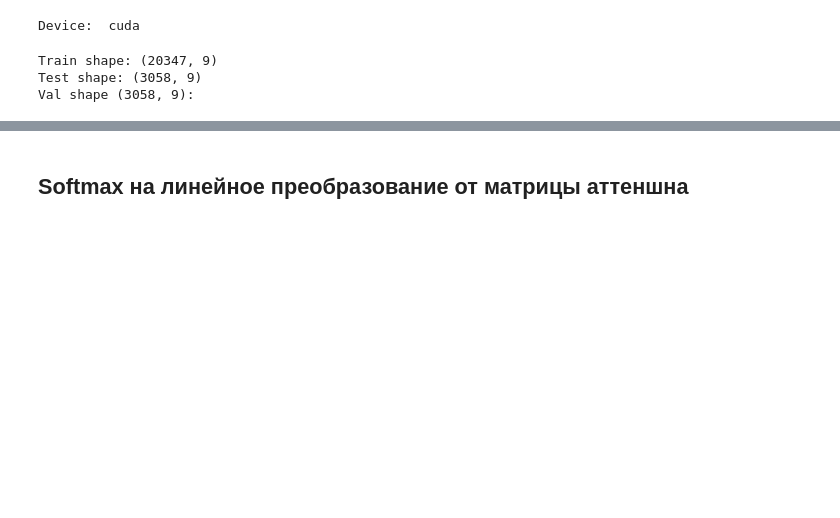
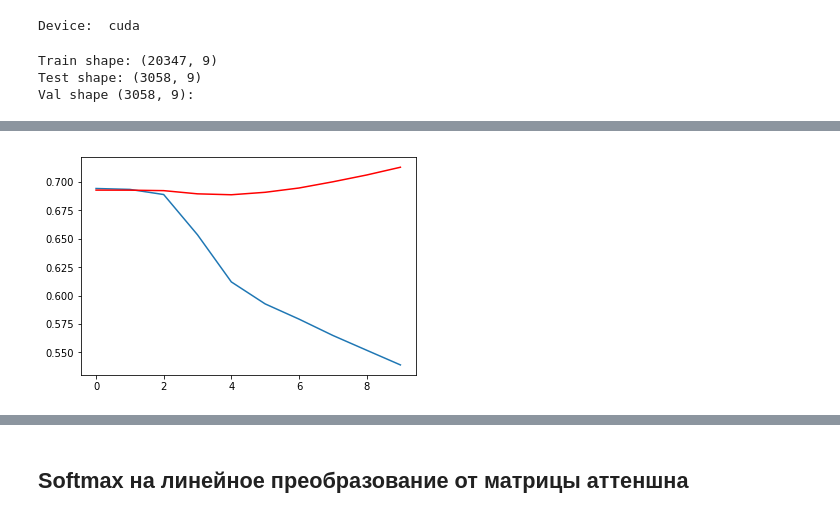
Before and after one commit to ivanpastukhov/nn4nqa, a Jupyter notebook: Untitled1.ipynb, the cells around one changed output, grey strips where cells are left out. Saved outputs shown, nothing was run; the diff lists cells and outputs as text; code cells hidden in the pictures; blank space fills up the shorter version.

Commit message:
compare simple and attended

```diff
--- a/Untitled1.ipynb
+++ b/Untitled1.ipynb
@@ -4,7 +4,9 @@ import torch
 import numpy as np
 import os
 import pickle
+import matplotlib.pyplot as plt
 from custom_model.model import SimpleNet, SAttendedSimpleNet, SAttendedNet
+import seaborn as sns
 
 
 USE_CUDA = torch.cuda.is_available()
@@ -18,7 +20,10 @@ def read_pickle(fname):
 df_train = pd.read_pickle('./data/processed/wikiqa_df_train.pickle')
 df_test = pd.read_pickle('./data/processed/wikiqa_df_test.pickle')
 df_test, df_val = np.split(df_test.sample(frac=1., random_state=42), 2)
-voc = read_pickle('./data/processed/vocabulary.pickle')
+emb_weights = np.load('./data/processed/index2vector.npy')
+
+vocab_size = emb_weights.shape[0]
+embed_dim = emb_weights.shape[1]
 # %% [output]
 Device:  cuda
 # %%
@@ -28,9 +33,9 @@ print('Train shape: {} \n\
 Test shape: {} \n\
 Val shape {}: '.format(df_train.shape, df_test.shape, df_val.shape))
 
-net_simple = SimpleNet(voc['voc_len'], 16, 16)
+# net_simple = SimpleNet(voc['voc_len'], 16, 16)
 # net_att = SAttendedSimpleNet(voc['voc_len'], 128, 128, 64, 3)
-net_att = SAttendedNet(voc['voc_len'], 128, 64, 32, 1, 22, 287)
+net_att = SAttendedNet(vocab_size, embed_dim, 64, 32, 1, 22, 287, emb_weights)
 
 Xq = np.array(df_train.Question_encoded.values.tolist())
 Xa = np.array(df_train.Sentence_encoded.values.tolist())
@@ -41,7 +46,7 @@ Xa = torch.from_numpy(Xa)
 t = torch.from_numpy(t)
 
 batch_size = 256
-epochs = 20
+epochs = 10
 # %% [output]
 Train shape: (20347, 9)
 Test shape: (3058, 9)
@@ -77 +77,7 @@ Epoch: 19, loss: 0.33934. 1.3e+01 [s] per epoch. Val loss: 0.68600
 Done!
+# %%
+plt.plot(range(len(net_att.losses)), net_att.losses)
+plt.plot(range(len(net_att.val_losses)), net_att.val_losses, c='r')
+plt.show()
+# %% [output]
+[figure, added]
```
Also changed, not shown: parts of 18 cells of this notebook.
